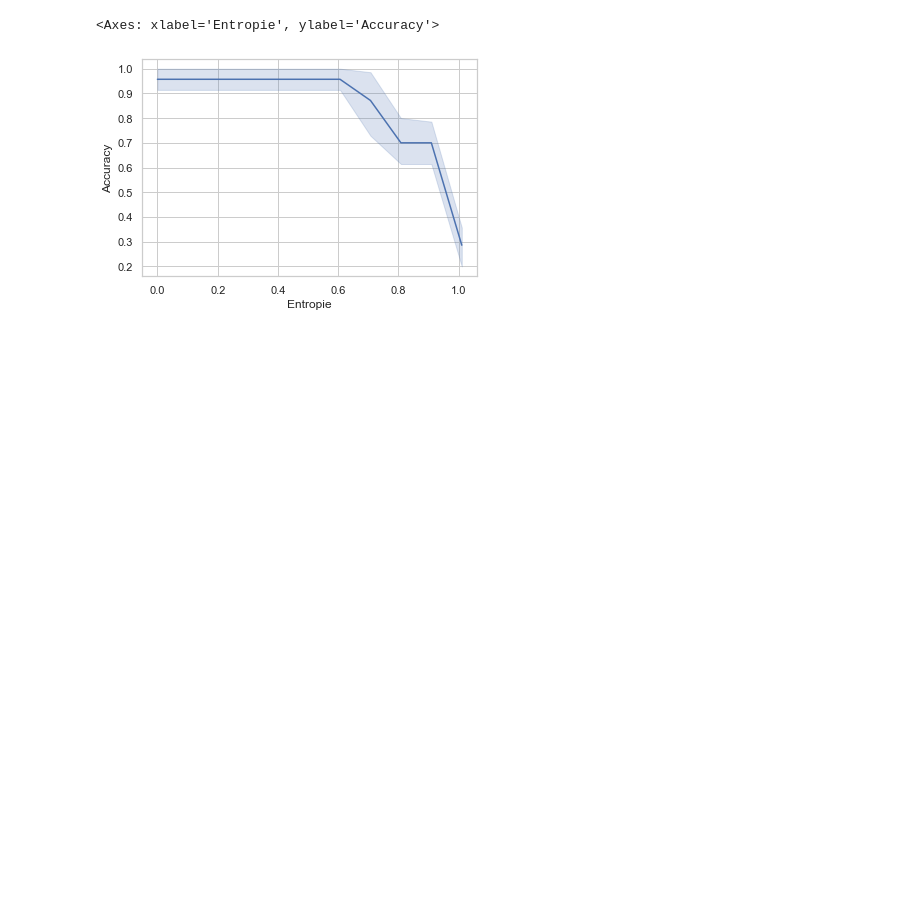
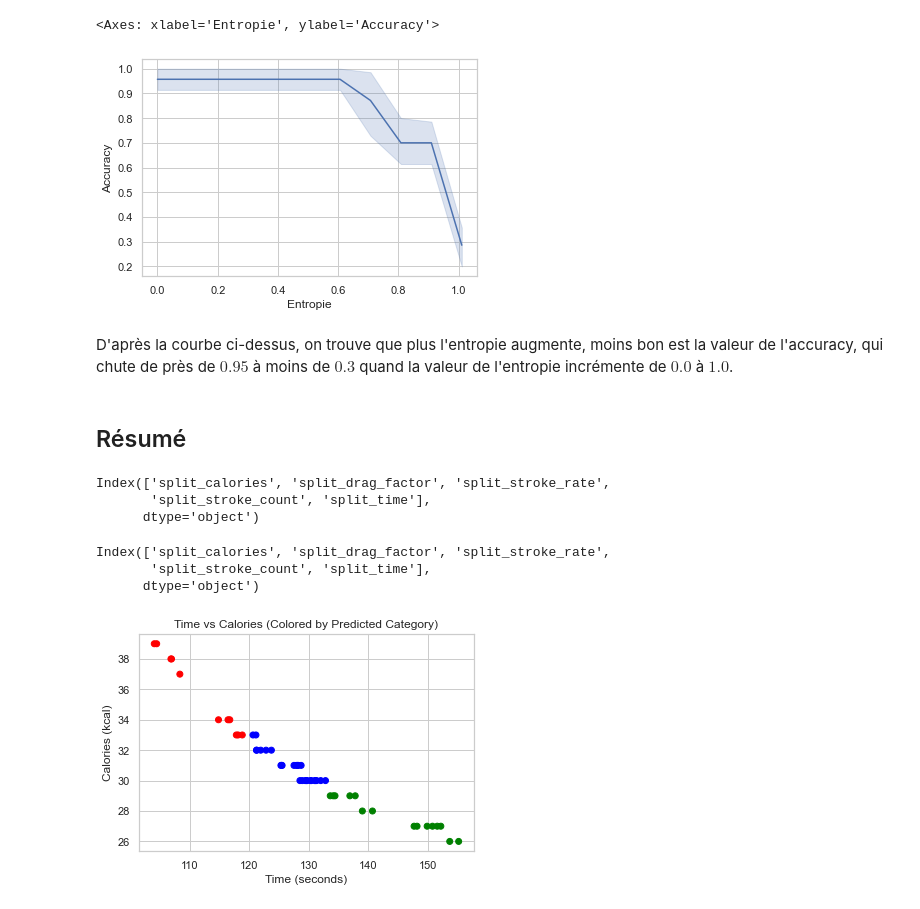
Before and after one commit to Meriadoc-gitgit/ergometer-competition, a Jupyter notebook: classifier/supervised.ipynb, the cells around one changed output. Saved outputs shown, nothing was run; the diff lists cells and outputs as text; code cells hidden in the pictures; blank space fills up the shorter version.

```diff
--- a/classifier/supervised.ipynb
+++ b/classifier/supervised.ipynb
@@ -660,3 +704,36 @@ sns.lineplot(x="Entropie", y="Accuracy", data=df_res)
 # %% [output]
 <Axes: xlabel='Entropie', ylabel='Accuracy'>
 [figure]
+# %% [markdown]
+D'après la courbe ci-dessus, on trouve que plus l'entropie augmente, moins bon est la valeur de l'accuracy, qui chute de près de $0.95$ à moins de $0.3$ quand la valeur de l'entropie incrémente de $0.0$ à $1.0$.
+# %% [markdown]
+## Résumé
+# %%
+arbre = classif.ClassifierArbreNumerique(dim, 0.0, X_noms)
+arbre.train(data_train,label_train)
+
+predicted_categories = [arbre.predict(data_test[i]) for i in range(len(data_test))]
+# %%
+X_noms
+# %% [output]
+Index(['split_calories', 'split_drag_factor', 'split_stroke_rate',
+       'split_stroke_count', 'split_time'],
+      dtype='object')
+# %%
+X_noms
+# %% [output]
+Index(['split_calories', 'split_drag_factor', 'split_stroke_rate',
+       'split_stroke_count', 'split_time'],
+      dtype='object')
+# %%
+color_map = {2: 'red', 1: 'blue', 0: 'green'}
+colors = [color_map[cat] for cat in predicted_categories]  # Map categories to colors
+
+plt.scatter(data_test[:,4], data_test[:,0], c=colors)
+
+plt.title('Time vs Calories (Colored by Predicted Category)')
+plt.xlabel('Time (seconds)')
+plt.ylabel('Calories (kcal)')
+plt.show()
+# %% [output]
+[figure, added]
```
Also changed, not shown: parts of 17 cells of this notebook, 12 other files.
